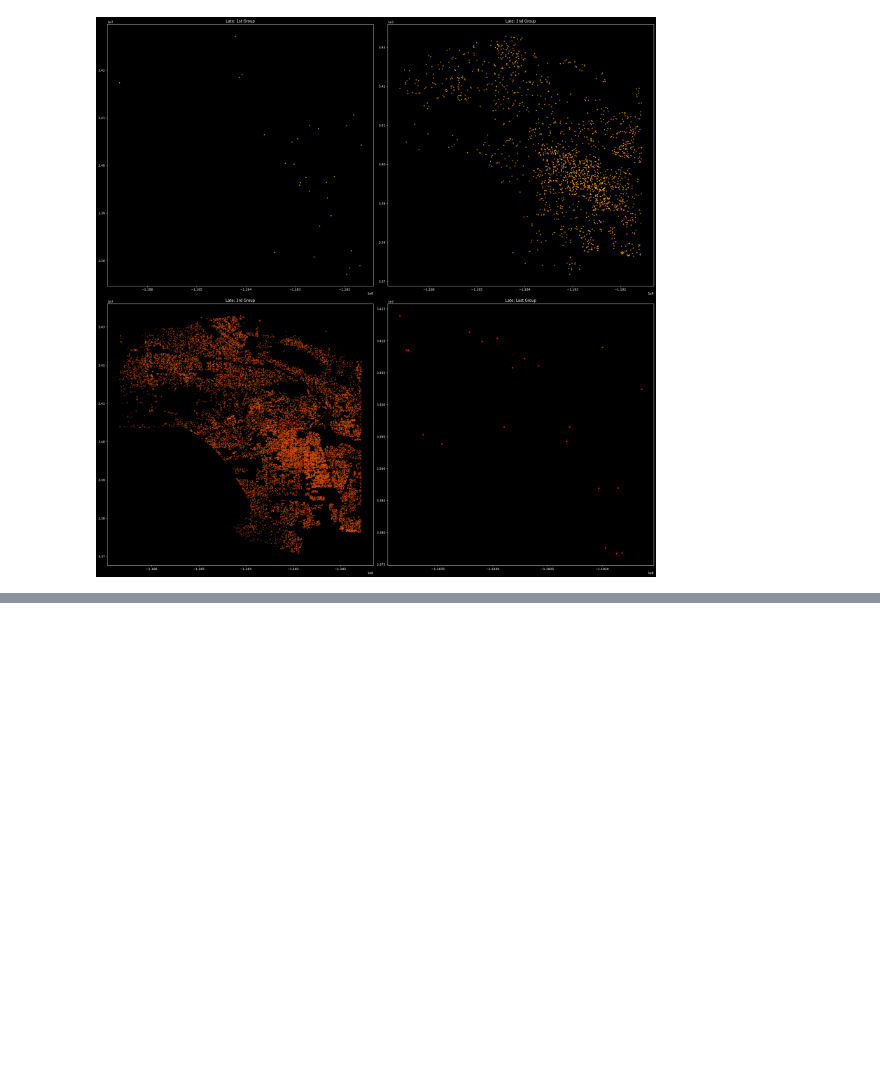
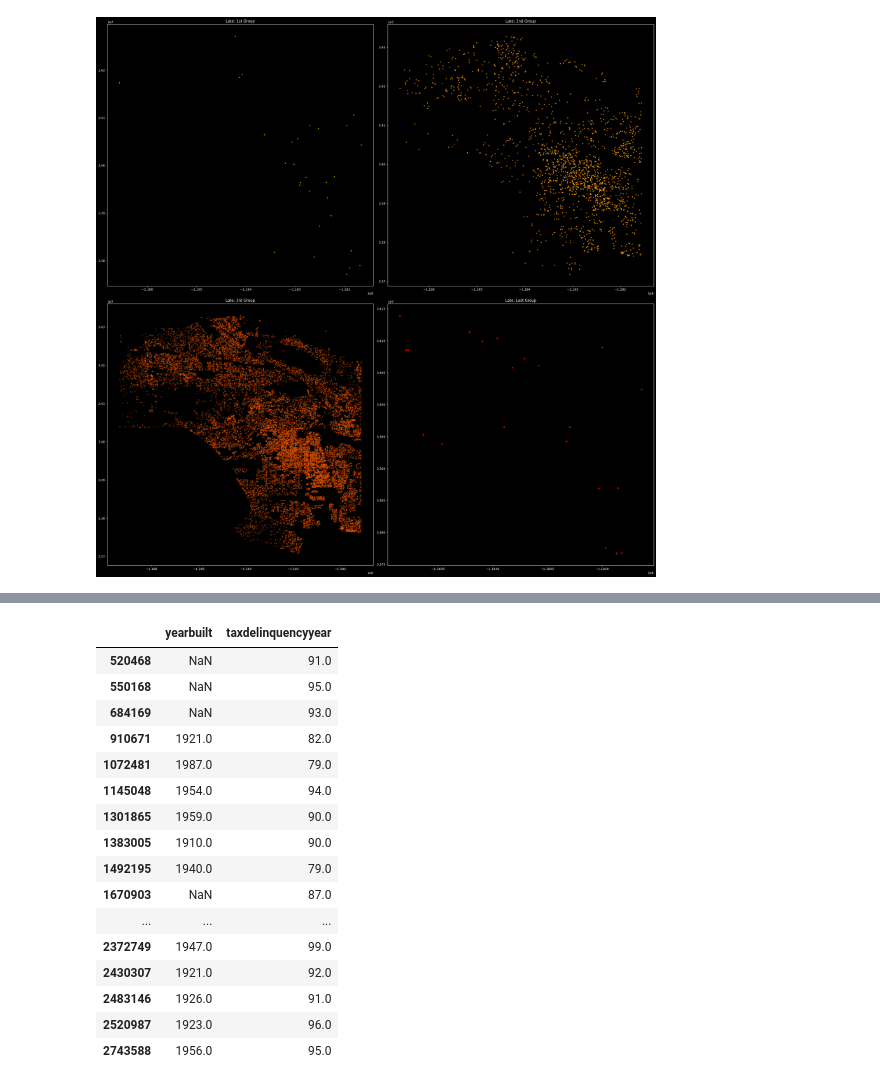
Before and after one commit to Dagbert1337/PDU-projekt, a Jupyter notebook: src/LA_tax.ipynb, the cells around one changed output, grey strips where cells are left out. Saved outputs shown, nothing was run; the diff lists cells and outputs as text; code cells hidden in the pictures; blank space fills up the shorter version.

```diff
--- a/src/LA_tax.ipynb
+++ b/src/LA_tax.ipynb
@@ -185,0 +186,21 @@ plt.show()
+# %%
+cols = ["yearbuilt", "taxdelinquencyyear"]
+data_la_only[cols][data_la_only['taxdelinquencyyear'] > 15]
+# %% [output]
+|  | yearbuilt | taxdelinquencyyear |
+| 520468 | NaN | 91.0 |
+| 550168 | NaN | 95.0 |
+| 684169 | NaN | 93.0 |
+| 910671 | 1921.0 | 82.0 |
+| 1072481 | 1987.0 | 79.0 |
+| 1145048 | 1954.0 | 94.0 |
+| 1301865 | 1959.0 | 90.0 |
+| 1383005 | 1910.0 | 90.0 |
+| 1492195 | 1940.0 | 79.0 |
+| 1670903 | NaN | 87.0 |
+| ... | ... | ... |
+| 2372749 | 1947.0 | 99.0 |
+| 2430307 | 1921.0 | 92.0 |
+| 2483146 | 1926.0 | 91.0 |
+| 2520987 | 1923.0 | 96.0 |
+| 2743588 | 1956.0 | 95.0 |
```
Also changed, not shown: parts of 2 cells of this notebook, 3 other files.
